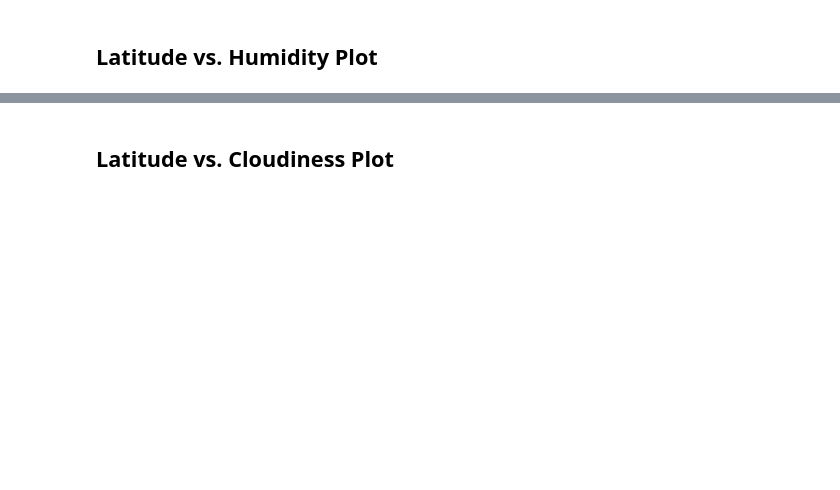
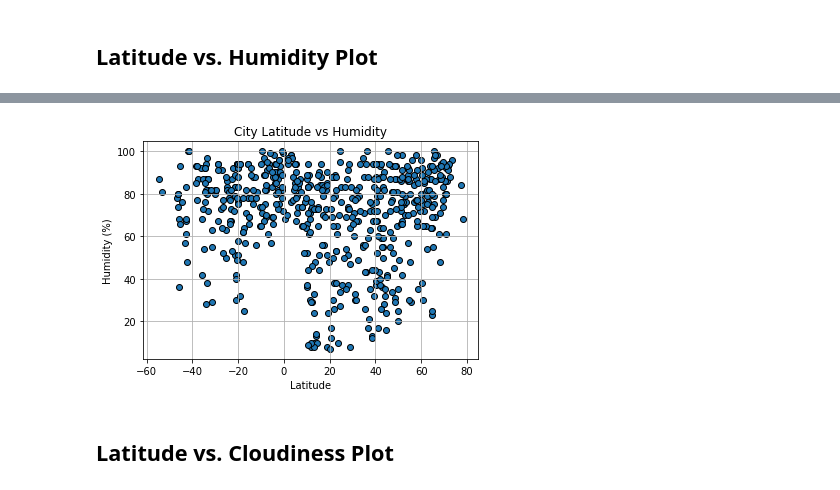
Before and after one commit to aebowden36/python-api-challenge, a Jupyter notebook: WeatherPy.ipynb, the cells around one changed output, grey strips where cells are left out. Saved outputs shown, nothing was run; the diff lists cells and outputs as text; code cells hidden in the pictures; blank space fills up the shorter version.

```diff
--- a/WeatherPy.ipynb
+++ b/WeatherPy.ipynb
@@ -186,2 +145,15 @@ Int64Index([], dtype='int64')
+# %%
+plt.scatter(weather_data_df['Latitude'], weather_data_df['Humidity (%)'], marker='o',edgecolors='black')
+
+plt.title("City Latitude vs Humidity")
+plt.ylabel("Humidity (%)")
+plt.xlabel("Latitude")
+plt.grid(True)
+
+#plt.savefig("HumidityInWorldCities.png")
+
+plt.show()
+# %% [output]
+[figure, added]
 # %% [markdown]
 ## Latitude vs. Cloudiness Plot
```
Also changed, not shown: parts of 13 cells of this notebook.
